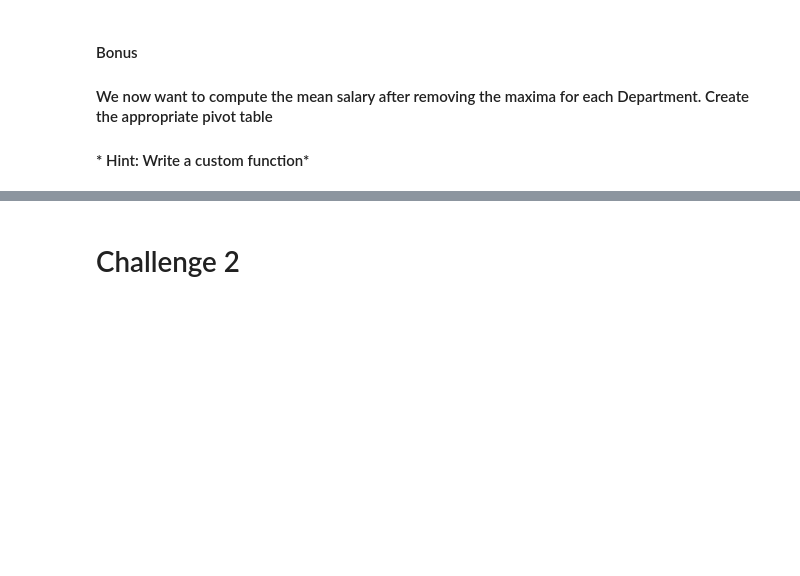
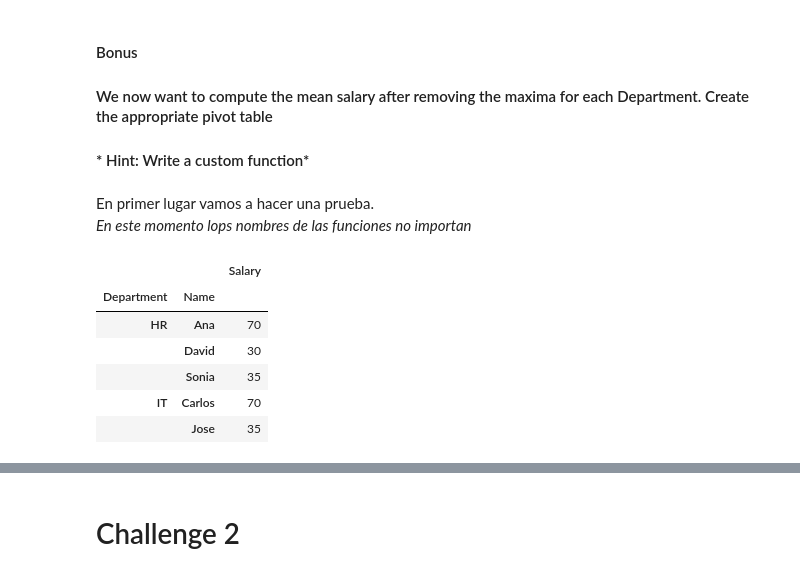
Before and after one commit to JavierLuna/data-labs, a Jupyter notebook: module-2/lab-pivot-table-and-correlation/your_code/main.ipynb, the cells around one changed output, grey strips where cells are left out. Saved outputs shown, nothing was run; the diff lists cells and outputs as text; code cells hidden in the pictures; blank space fills up the shorter version.

```diff
--- a/module-2/lab-pivot-table-and-correlation/your_code/main.ipynb
+++ b/module-2/lab-pivot-table-and-correlation/your_code/main.ipynb
@@ -206,0 +203,14 @@ employee.pivot_table(index=['Department', 'Title'], \
+# %% [markdown]
+En primer lugar vamos a hacer una prueba.
+*En este momento lops nombres de las funciones no importan*
+# %%
+pepe = employee.pivot_table(index=['Department', 'Name'],  values=['Salary'])
+pepe.head()
+# %% [output]
+|  |  | Salary |
+| Department | Name |  |
+| HR | Ana | 70 |
+|  | David | 30 |
+|  | Sonia | 35 |
+| IT | Carlos | 70 |
+|  | Jose | 35 |
```
Also changed, not shown: parts of 7 cells of this notebook.
